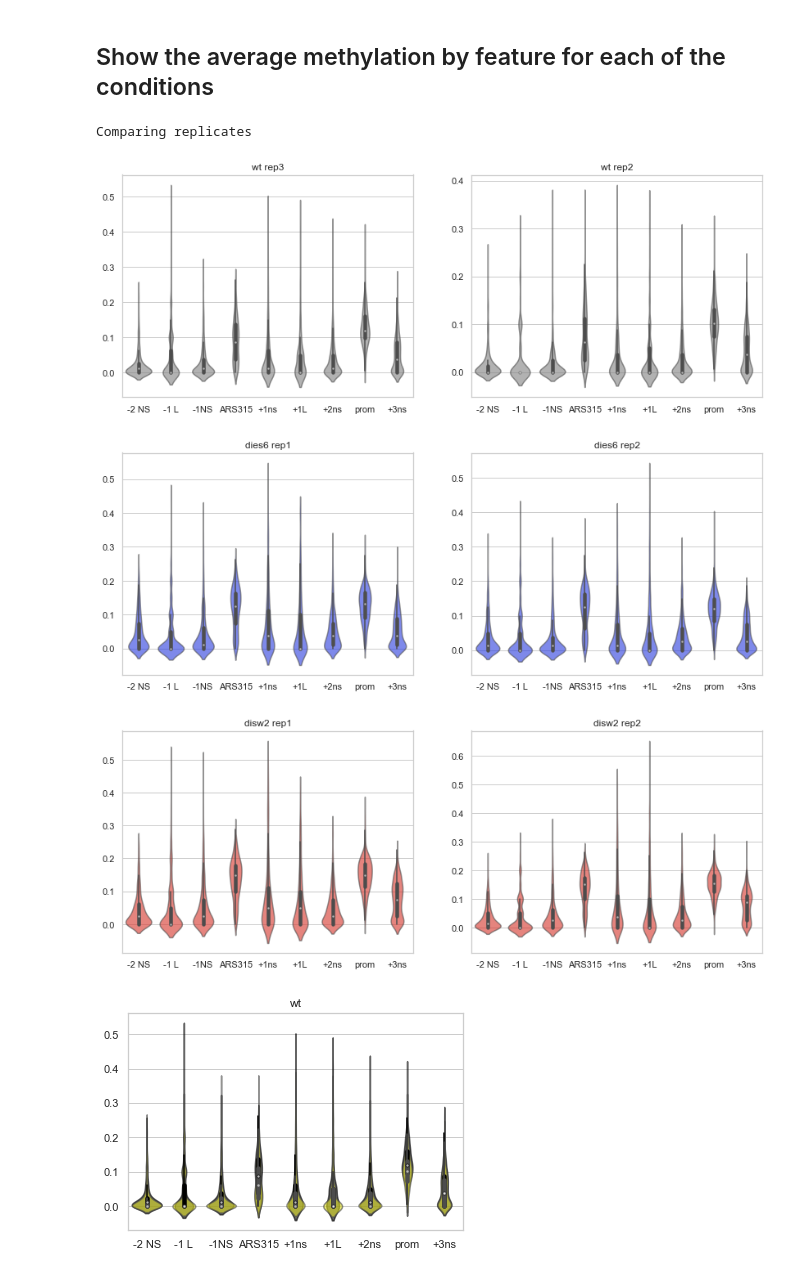
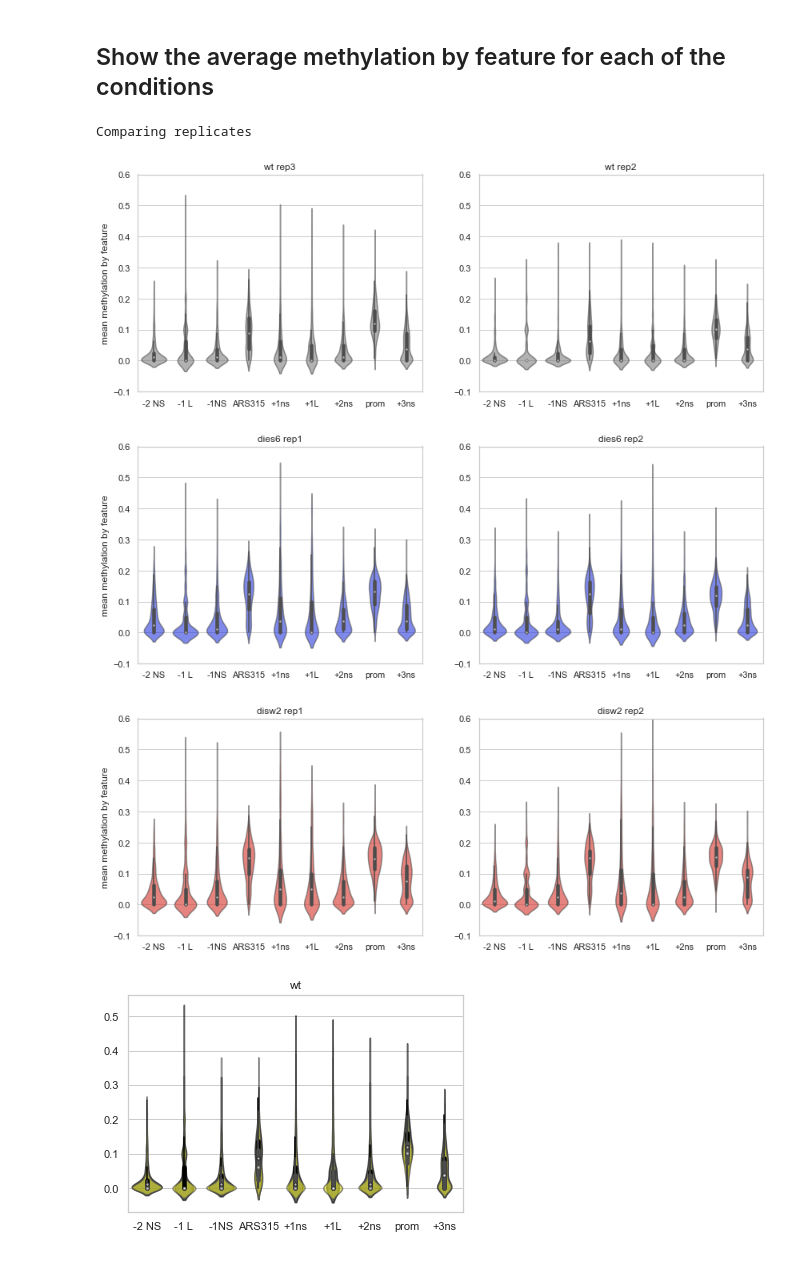
Before and after one commit to KarolineHoller/nanopore_methylation, a Jupyter notebook: methylation_analysis_20220502_ARS315.ipynb, the cells around one changed output. Cells and saved outputs as stored; diff of their text form; code cells hidden in the pictures.

```diff
--- a/methylation_analysis_20220502_ARS315.ipynb
+++ b/methylation_analysis_20220502_ARS315.ipynb
@@ -714,44 +729,56 @@ fig, (ax1, ax2) = plt.subplots(ncols = 2, figsize = (14,5))
 sns.violinplot(data = wt_rep3_feat_me, axis = 1, color = "grey", ax=ax1)
 ax1.set_title("wt rep3")
 ax1.set_xticklabels(anno.index)
+ax1.set_ylim(-0.1,0.6)
+ax1.set_ylabel("mean methylation by feature")
 plt.setp(ax1.collections, alpha = 0.6)
 
 sns.violinplot(data = wt_rep2_feat_me, axis = 1, color = "grey", ax=ax2)
 ax2.set_title("wt rep2")
 ax2.set_xticklabels(anno.index)
+ax2.set_ylim(-0.1,0.6)
 plt.setp(ax2.collections, alpha = 0.6)
+plt.savefig(load_dir + "/plots/ARS315_methylation_by_feature_wt.tif")
 plt.show()
 
 #dies6
 fig, (ax1, ax2) = plt.subplots(ncols = 2, figsize = (14,5))
 sns.violinplot(data = dies6_rep1_feat_me, axis = 1, color = "#0a22fa", ax=ax1)
 ax1.set_title("dies6 rep1")
 ax1.set_xticklabels(anno.index)
+ax1.set_ylim(-0.1,0.6)
+ax1.set_ylabel("mean methylation by feature")
 plt.setp(ax1.collections, alpha = 0.6)
 
 sns.violinplot(data = dies6_rep2_feat_me, axis = 1, color = "#0a22fa", ax=ax2)
 ax2.set_title("dies6 rep2")
 ax2.set_xticklabels(anno.index)
+ax2.set_ylim(-0.1,0.6)
 plt.setp(ax2.collections, alpha = 0.6)
+plt.savefig(load_dir + "/plots/ARS315_methylation_by_feature_dies6.tif")
 plt.show()
 
 #disw2
 fig, (ax1, ax2) = plt.subplots(ncols = 2, figsize = (14,5))
 sns.violinplot(data = disw2_rep1_feat_me, axis = 1, color = "#f2180c", ax=ax1)
 ax1.set_title("disw2 rep1")
 ax1.set_xticklabels(anno.index)
+ax1.set_ylim(-0.1,0.6)
+ax1.set_ylabel("mean methylation by feature")
 plt.setp(ax1.collections, alpha = 0.6)
 
 sns.violinplot(data = disw2_rep2_feat_me, axis = 1, color = "#f2180c", ax=ax2)
 ax2.set_title("disw2 rep2")
 ax2.set_xticklabels(anno.index)
+ax2.set_ylim(-0.1,0.6)
 plt.setp(ax2.collections, alpha = 0.6)
+plt.savefig(load_dir + "/plots/ARS315_methylation_by_feature_disw2.tif")
 plt.show()
 # %% [output]
 Comparing replicates
-[figure, old version]
+[figure, new version]
-[figure, old version]
+[figure, new version]
-[figure, old version]
+[figure, new version]
 # %%
 sns.set(font_scale=1)
 sns.set_style("whitegrid")
```
Also changed, not shown: parts of 25 cells of this notebook, 3 other files.
